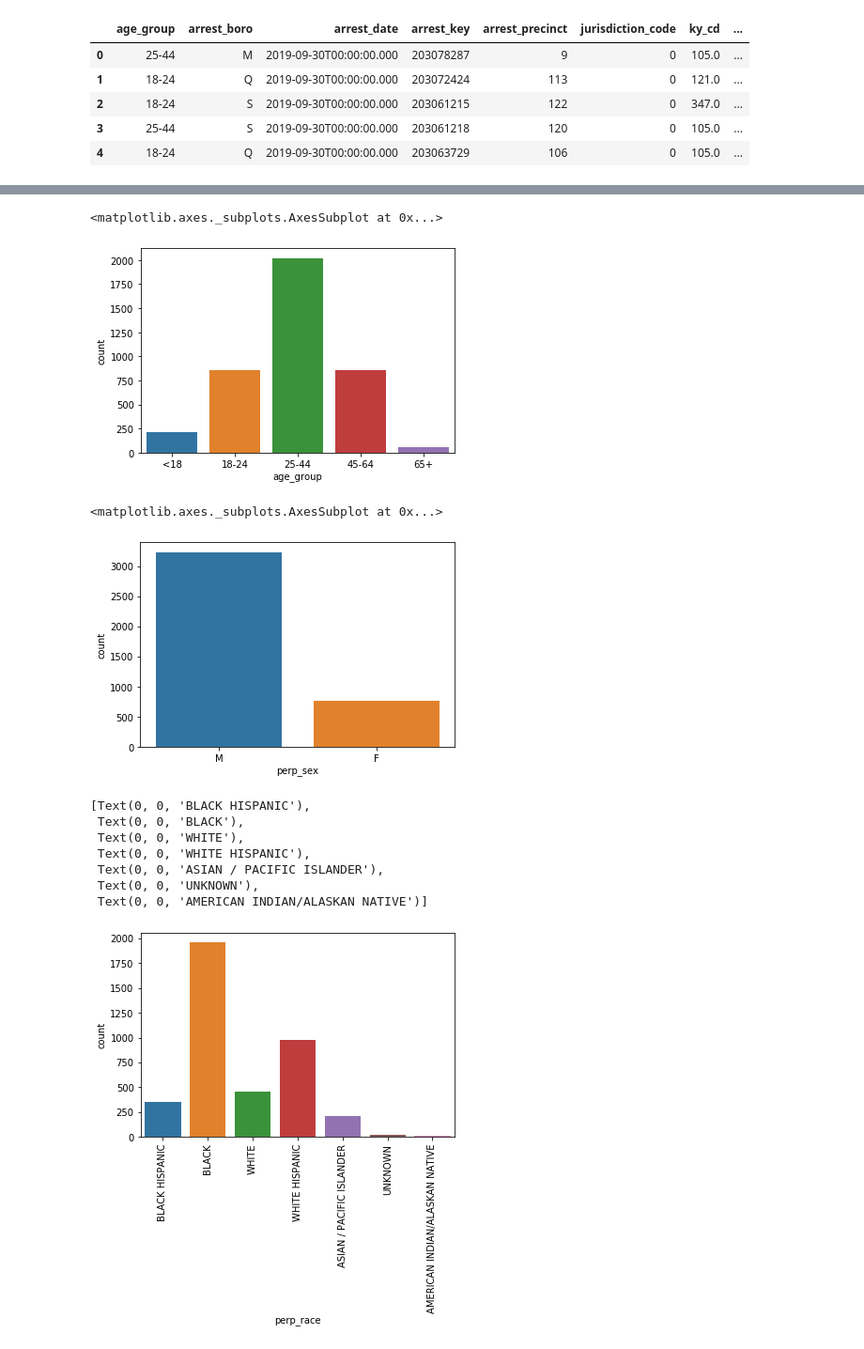
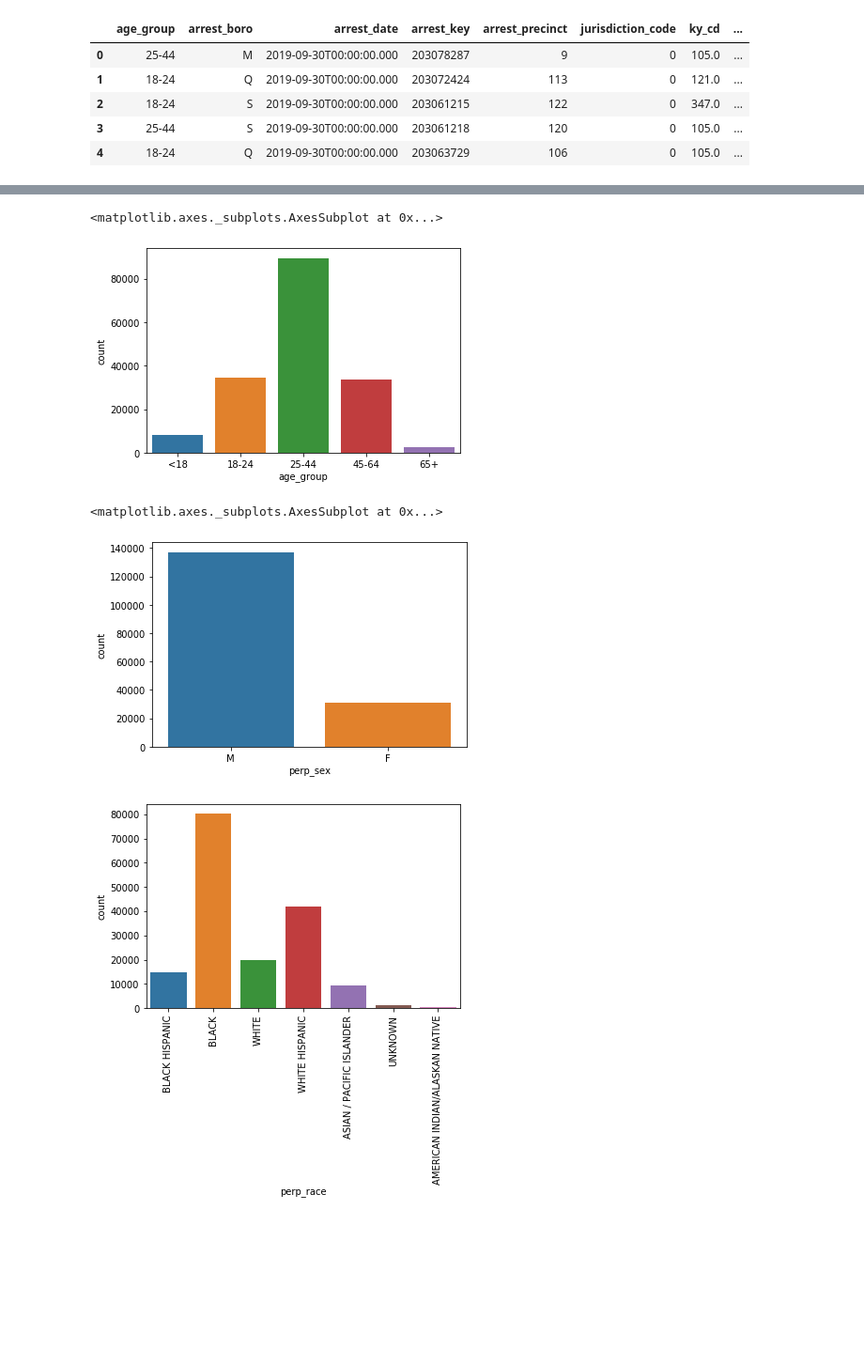
Before and after one commit to atc2146/NYC-Arrests, a Jupyter notebook: nyc-arrest-data.ipynb, the cells around one changed output, grey strips where cells are left out. Shown at 94% size. Saved outputs shown, nothing was run; the diff lists cells and outputs as text; code cells hidden in the pictures; blank space fills up the shorter version.

```diff
--- a/nyc-arrest-data.ipynb
+++ b/nyc-arrest-data.ipynb
@@ -72,7 +91,7 @@ meta_arrest_date = [x for x in metadata['columns'] if x['name'] == 'ARREST_DATE'
 # note: string is returned
 most_recent_date = meta_arrest_date['cachedContents']['largest']
 oldest_date = meta_arrest_date['cachedContents']['smallest']
-num_of_results = meta_arrest_date['cachedContents']['non_null']
+num_of_results = int(meta_arrest_date['cachedContents']['not_null'])
 # print(most_recent_date)
 # print(oldest_date)
-# print("Total number of non-null results: "+ str(num_of_results))
+print("Total number of not-null results: "+ str(num_of_results))
@@ -79,8 +100,8 @@ num_of_results = meta_arrest_date['cachedContents']['non_null']
 # %%
 # loop through the results
 
-loop_size = 1000
-num_loops = 4
+loop_size = 10000
+num_loops = math.ceil(num_of_results/loop_size)
 
 data = []
 
@@ -154,27 +175,20 @@ sns.countplot(results_df['age_group'],
               order=age_group_labels)
 # %% [output]
 <matplotlib.axes._subplots.AxesSubplot at 0x...>
-[figure, old version]
+[figure, new version]
 # %%
 sns.countplot(results_df['perp_sex'],
               )
 # %% [output]
 <matplotlib.axes._subplots.AxesSubplot at 0x...>
-[figure, old version]
+[figure, new version]
 # %%
 plot_race = sns.countplot(results_df['perp_race'],
              )
 tick_labels = plot_race.get_xticklabels()
-plot_race.set_xticklabels(tick_labels, rotation=90)
+plot_race = plot_race.set_xticklabels(tick_labels, rotation=90)
 # %% [output]
-[Text(0, 0, 'BLACK HISPANIC'),
- Text(0, 0, 'BLACK'),
- Text(0, 0, 'WHITE'),
- Text(0, 0, 'WHITE HISPANIC'),
- Text(0, 0, 'ASIAN / PACIFIC ISLANDER'),
- Text(0, 0, 'UNKNOWN'),
- Text(0, 0, 'AMERICAN INDIAN/ALASKAN NATIVE')]
-[figure, old version]
+[figure, new version]
 # %%
 sns.countplot(results_df['arrest_boro'],
               )
```
Also changed, not shown: parts of 6 cells of this notebook, 1 other file.
